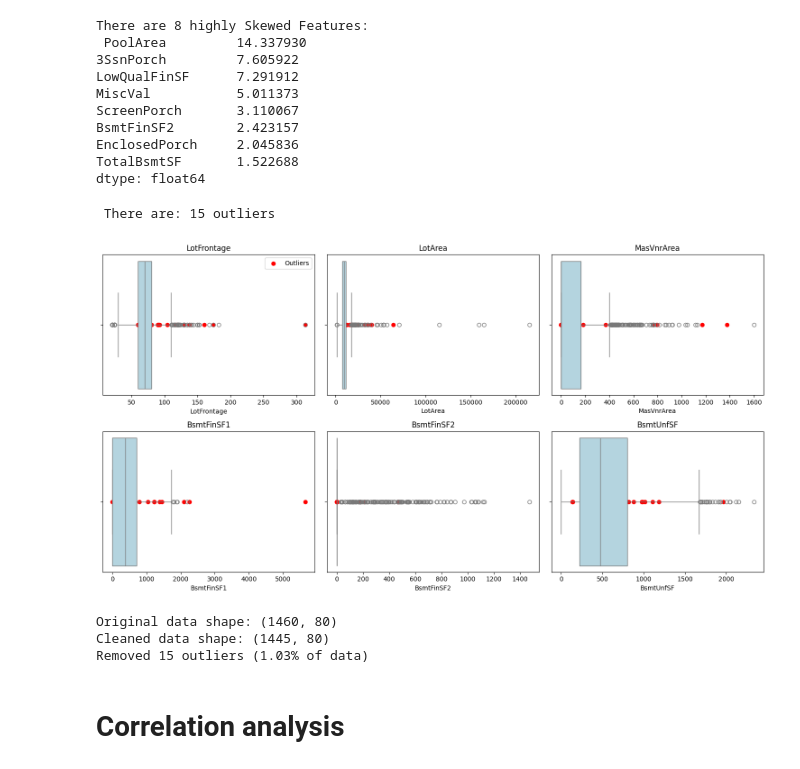
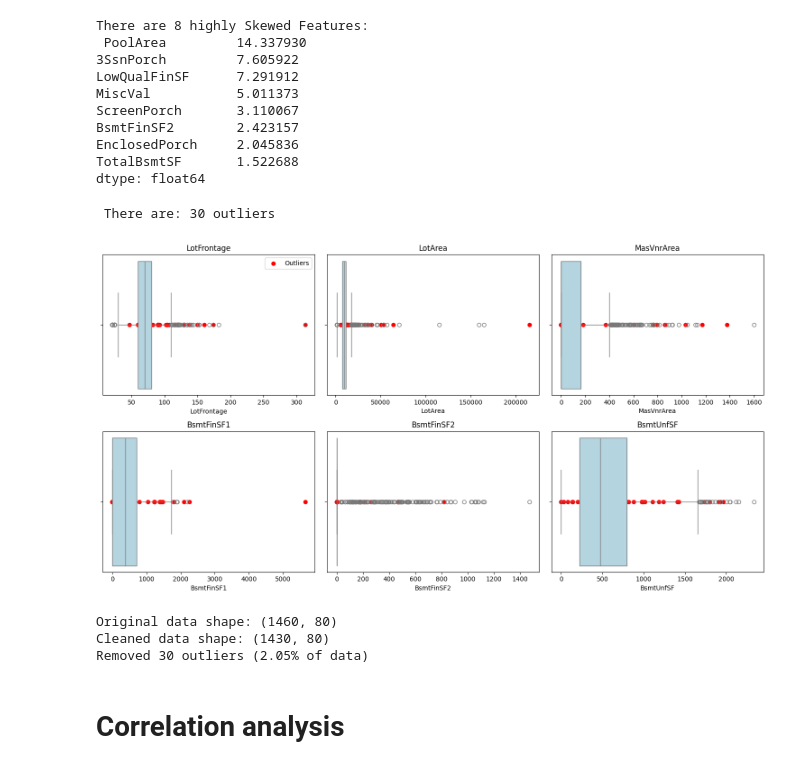
Before and after one commit to StDevon/house-prices-regression, a Jupyter notebook: EDA.ipynb, the cells around one changed output. Saved outputs shown, nothing was run; the diff lists cells and outputs as text; code cells hidden in the pictures.

```diff
--- a/EDA_new.ipynb
+++ b/EDA.ipynb
@@ -336,20 +336,20 @@ def remove_outliers_sklearn(df, outlier_mask):
 # %%
 outlier_mask = detect_outliers_sklearn(
     df,
     numerical_continuous_features + numerical_discrete_features,
-    method='isolation_forest',  # Most versatile method
-    contamination=0.01  # Adjust based on your expectations
+    method='isolation_forest',
+    contamination=0.02  # Adjusted based on simple models performance
 )
 
 visualize_top_outliers(df, numerical_continuous_features, outlier_mask, top_n=6)
 
 cleaned_df = remove_outliers_sklearn(df, outlier_mask)
 # %% [output]
- There are: 15 outliers
+ There are: 30 outliers
-[figure, old version]
+[figure, new version]
 Original data shape: (1460, 80)
-Cleaned data shape: (1445, 80)
-Removed 15 outliers (1.03% of data)
+Cleaned data shape: (1430, 80)
+Removed 30 outliers (2.05% of data)
 # %%
 cleaned_df.to_csv('data/train_rm_OL.csv', index=False)
 # %% [markdown]
```
Also changed, not shown: parts of 3 cells of this notebook, 2 other files.
